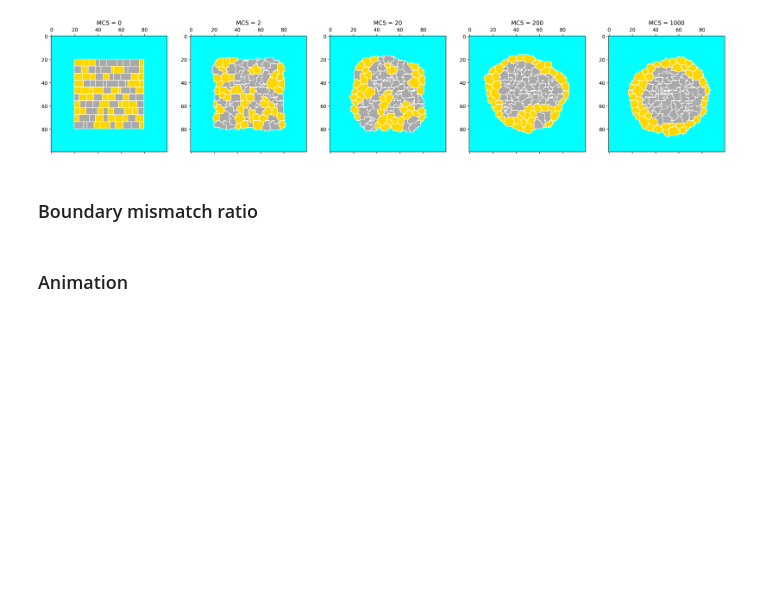
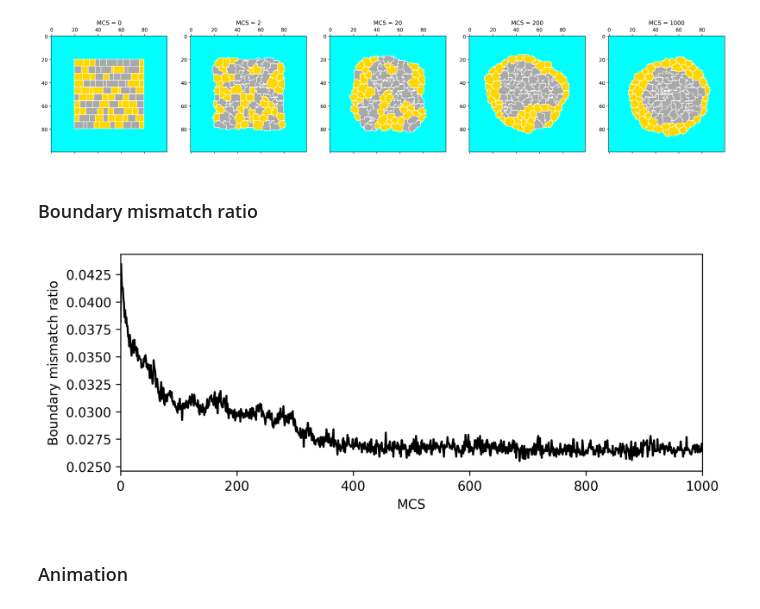
Before and after one commit to jonas4climate/metabolic-cellular-modelling, a Jupyter notebook: assignment4.ipynb, the cells around one changed output. Drawn from its saved outputs; the diff is of its cells as text; code cells hidden in the pictures; blank space fills up the shorter version.

Commit message:
A plot was missing in the last commit

```diff
--- a/assignment4.ipynb
+++ b/assignment4.ipynb
@@ -536,6 +536,16 @@ fig.show()
 [figure]
 # %% [markdown]
 ### Boundary mismatch ratio
+# %%
+fig, ax = plt.subplots(1, 1, figsize=(8, 3), dpi=300)
+ax.plot(range(n_MCS + 1), boundary_mismatch_ratio, c="black")
+ax.set_xlabel("MCS")
+ax.set_ylabel("Boundary mismatch ratio")
+ax.set_xlim(0,n_MCS)
+fig.savefig(f'{MEDIA_PATH}/boundary_mismatch_ratio2.png', bbox_inches='tight')
+fig.show()
+# %% [output]
+[figure, added]
 # %% [markdown]
 ### Animation
 # %%
```
